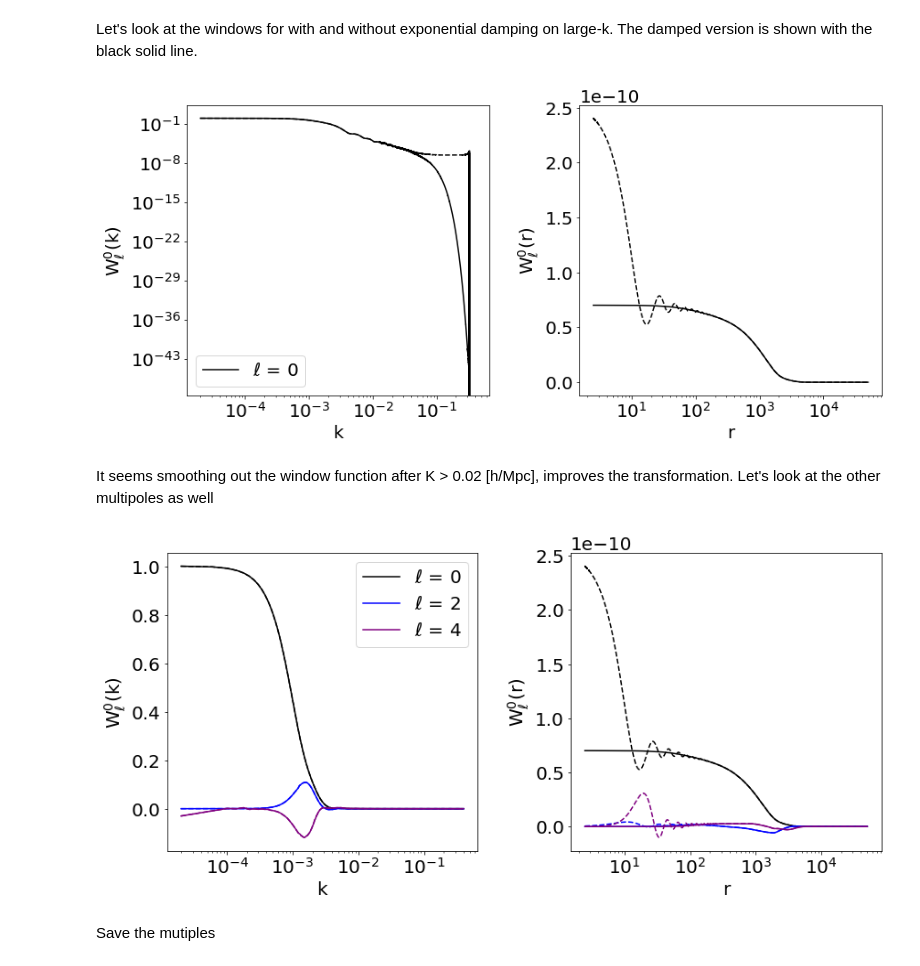
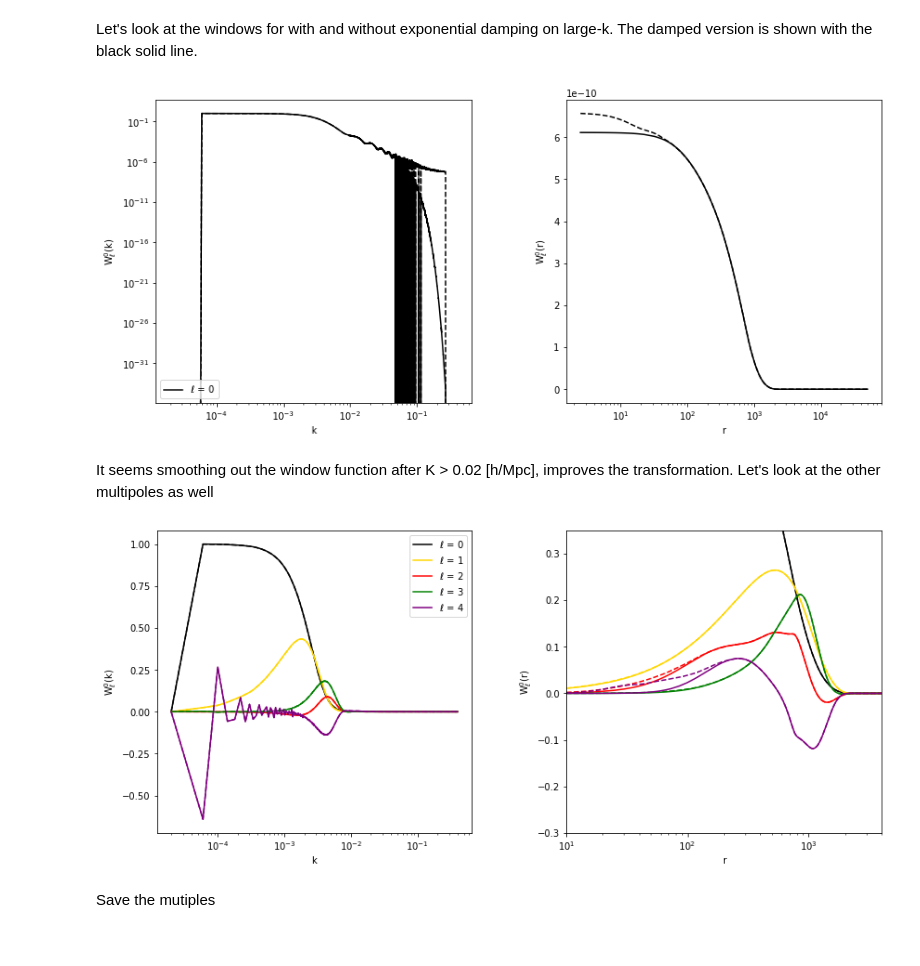
Before and after one commit to mehdirezaie/eboss, a Jupyter notebook: v6/Window_Function_DEMO.ipynb, the cells around one changed output. Drawn from its saved outputs; the diff is of its cells as text; code cells hidden in the pictures.

```diff
--- a/v6/Window_Function_DEMO.ipynb
+++ b/v6/Window_Function_DEMO.ipynb
@@ -30,9 +30,11 @@ def read_florian():
         +' W^1_1(k) W^1_2(k) W^1_3(k) W^1_4(k) W^2_0(k) W^2_1(k)'\
         +' W^2_2(k) W^2_3(k) W^2_4(k) Nmodes'
     tlb = lbls.split(' ')
-    d = np.loadtxt('/home/mehdi/data/eboss/v6/'\
-                   +'win_eBOSS_DR16_QSO_v6_NGC_TSC_600_600_600_10000_merged.dat',
-                   skiprows=30)
+    #d = np.loadtxt('/home/mehdi/data/eboss/v6/'\
+    #               +'win_eBOSS_DR16_QSO_v6_NGC_TSC_600_600_600_10000_merged.dat',
+    #               skiprows=30)
+    d = np.loadtxt('/home/mehdi/data/Boss/win_BOSS_DR12_NGC_z1_TSC_600_600_600_10000_merged.dat',
+                  skiprows=30)
     w_dicts = {}
     for i, j in enumerate(range(2, 17)):
         k = d[:, 0]
@@ -78,7 +80,7 @@ class WINDOWf(object):
 
         w_interpolated = IUS(self.k, self.wk, ext=1)
         wk_int     = w_interpolated(klog)
-        r,wr       = mcfit.P2xi(klog, l=self.ell)(wk_int)
+        r,wr       = P2xi(klog, l=self.ell)(wk_int)#
         self.r     = r
         self.wr    = wr
         self.kint  = klog
@@ -114,39 +116,40 @@ ax[0].legend(loc=3)
 for axi in ax:axi.set_xscale('log')
 ax[0].set_yscale('log')
 # %% [output]
-[figure, old version]
+[figure, new version]
 # %% [markdown]
 It seems smoothing out the window function after K > 0.02 [h/Mpc], improves the transformation. Let's look at the other multipoles as well
 # %%
 fourier   = WINDOWf()  # initiate the class
 
-color = ['k', 'b', 'purple']
+color = ['k', 'gold', 'r', 'g', 'purple']
 fig, ax = plt.subplots(ncols=2, figsize=(14, 6))
 fig.subplots_adjust(wspace=0.3)
 
-for j,ell in enumerate([0, 2, 4]):
-
+for j,ell in enumerate([0, 1, 2, 3, 4]):
+    fc = 1./6.e-10
     ## with the exponential damping
     fourier(ell, fix=True)
     fourier.Wk2Wr()
-    ax[1].plot(fourier.r, fourier.wr, ls='-', color=color[j])
+    ax[1].plot(fourier.r, fc*fourier.wr, ls='-', color=color[j])
     ax[0].plot(fourier.k, fourier.wk, ls='-', label=r'$\ell$ = %d'%ell, color=color[j])
 
     ## without the damping
     fourier(ell, fix=False)
     fourier.Wk2Wr()
-    ax[1].plot(fourier.r, fourier.wr, ls='--', color=color[j])
+    ax[1].plot(fourier.r, fc*fourier.wr, ls='--', color=color[j])
     ax[0].plot(fourier.k, fourier.wk, ls='--', color=color[j])
 
 ax[1].set_xlabel('r')
 ax[1].set_ylabel('W$^{0}_{\ell}$(r)')
+ax[1].set(xlim=(10, 4e3), ylim=(-0.3, 0.35))
 ax[0].set_xlabel('k')
 ax[0].set_ylabel('W$^{0}_{\ell}$(k)')
 ax[0].legend(loc=1)
 for axi in ax:axi.set_xscale('log')
 #ax[0].set_yscale('log')
 # %% [output]
-[figure, old version]
+[figure, new version]
 # %% [markdown]
 Save the mutiples
 # %%
```
Also changed, not shown: parts of 1 cell of this notebook, 5 other files.
